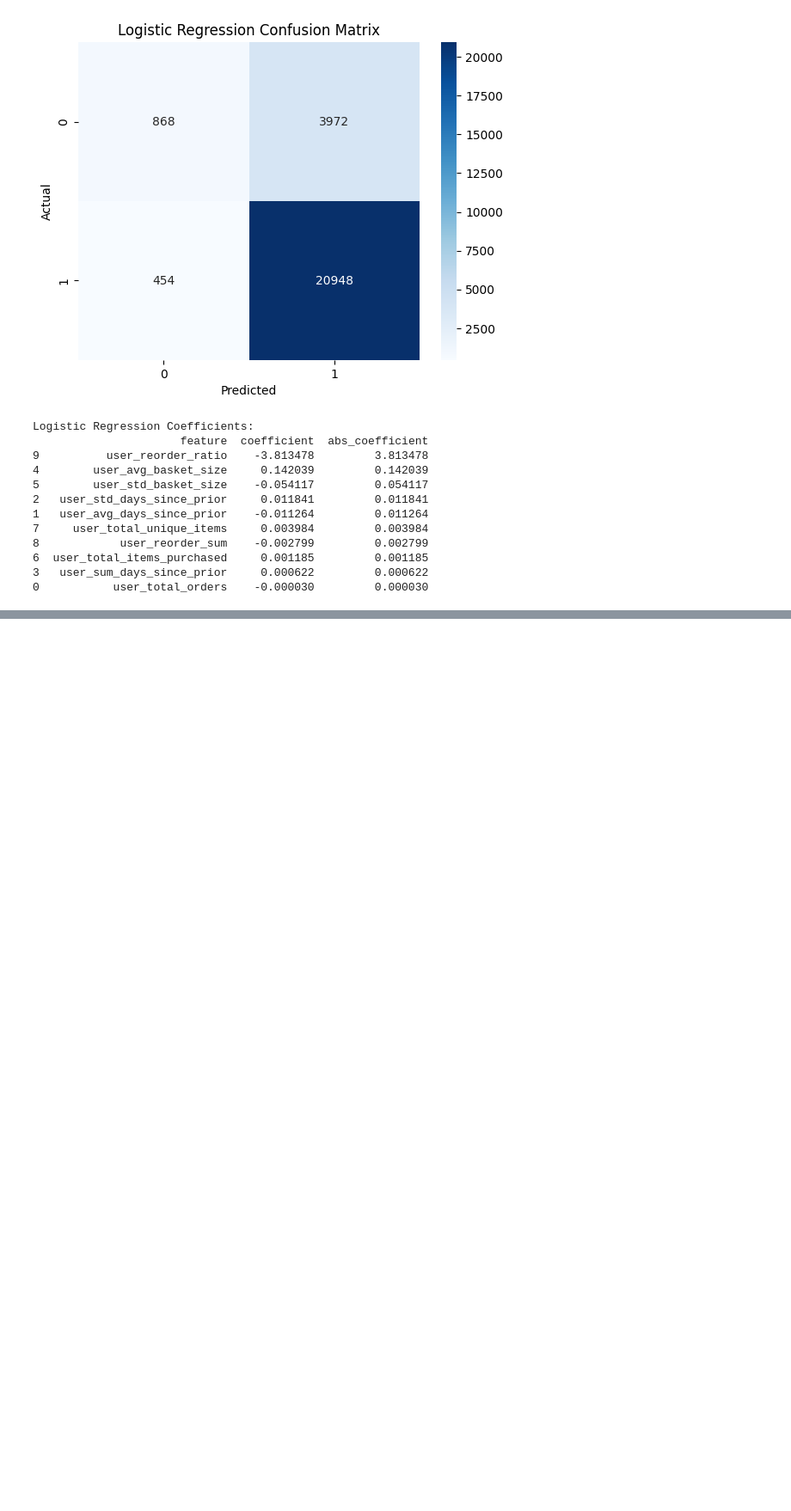
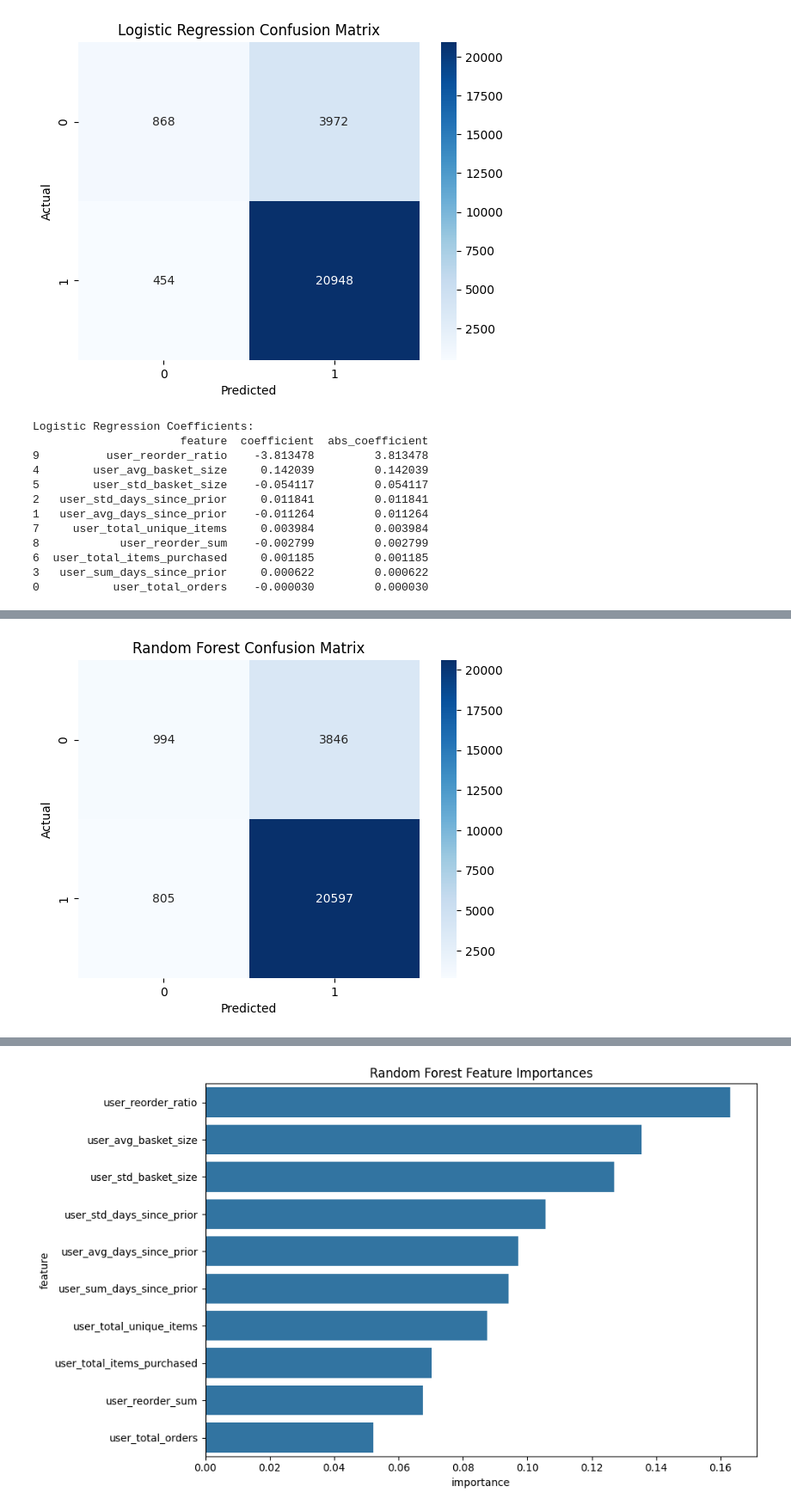
Before and after one commit to Onoh9/instacart-ml-project, a Jupyter notebook: EDA.ipynb, the cells around one changed output, grey strips where cells are left out. Shown at 86% size. Saved outputs shown, nothing was run; the diff lists cells and outputs as text; code cells hidden in the pictures; blank space fills up the shorter version.

Commit message:
Feat: Add Random forest and xgboost

```diff
--- a/EDA.ipynb
+++ b/EDA.ipynb
@@ -493,3 +493,74 @@ Logistic Regression Coefficients:
 6  user_total_items_purchased     0.001185         0.001185
 3   user_sum_days_since_prior     0.000622         0.000622
 0           user_total_orders    -0.000030         0.000030
+# %%
+# --- Random Forest Model ---
+from sklearn.ensemble import RandomForestClassifier
+import time # To time the training
+
+print("\n--- Training Random Forest Model ---")
+
+# Initialize the model
+# n_estimators: number of trees in the forest
+# random_state: for reproducibility
+# n_jobs=-1: use all available CPU cores (can speed up training but uses more memory)
+# class_weight='balanced': Useful for imbalanced data, automatically adjusts weights inversely proportional to class frequencies
+rf_model = RandomForestClassifier(n_estimators=100,
+                                  random_state=42,
+                                  n_jobs=-1,
+                                  class_weight='balanced') # Try 'balanced' due to imbalance
+
+# Time the training process
+start_time = time.time()
+
+# Train the model
+rf_model.fit(X_train, y_train)
+
+end_time = time.time()
+print(f"Random Forest training complete. Time taken: {end_time - start_time:.2f} seconds")
+
+# --- Evaluating Random Forest Model ---
+print("\n--- Evaluating Random Forest Model ---")
+
+# Make predictions on the test set
+y_pred_rf = rf_model.predict(X_test)
+y_pred_proba_rf = rf_model.predict_proba(X_test)[:, 1] # Probabilities for the positive class (1)
+
+# Calculate Metrics
+accuracy_rf = accuracy_score(y_test, y_pred_rf)
+precision_rf = precision_score(y_test, y_pred_rf)
+recall_rf = recall_score(y_test, y_pred_rf)
+f1_rf = f1_score(y_test, y_pred_rf)
+roc_auc_rf = roc_auc_score(y_test, y_pred_proba_rf)
+
+print(f"Accuracy: {accuracy_rf:.4f}")
+print(f"Precision: {precision_rf:.4f}")
+print(f"Recall: {recall_rf:.4f}")
+print(f"F1-Score: {f1_rf:.4f}")
+print(f"AUC-ROC: {roc_auc_rf:.4f}")
+
+print("\nClassification Report:")
+print(classification_report(y_test, y_pred_rf))
+
+print("\nConfusion Matrix:")
+cm_rf = confusion_matrix(y_test, y_pred_rf)
+sns.heatmap(cm_rf, annot=True, fmt='d', cmap='Blues')
+plt.xlabel('Predicted')
+plt.ylabel('Actual')
+plt.title('Random Forest Confusion Matrix')
+plt.show()
+
+# --- Feature Importance ---
+print("\nRandom Forest Feature Importances:")
+importances = rf_model.feature_importances_
+feature_importance_df = pd.DataFrame({'feature': feature_names, 'importance': importances})
+feature_importance_df = feature_importance_df.sort_values(by='importance', ascending=False)
+print(feature_importance_df)
+
+# Plot feature importances
+plt.figure(figsize=(10, 6))
+sns.barplot(x='importance', y='feature', data=feature_importance_df)
+plt.title('Random Forest Feature Importances')
+plt.tight_layout()
+plt.show()
+# %% [output]
@@ -495,0 +584 @@ Logistic Regression Coefficients:
+[figure, added]
@@ -495,0 +597 @@ Logistic Regression Coefficients:
+[figure, added]
```
Also changed, not shown: parts of 2 cells of this notebook.
